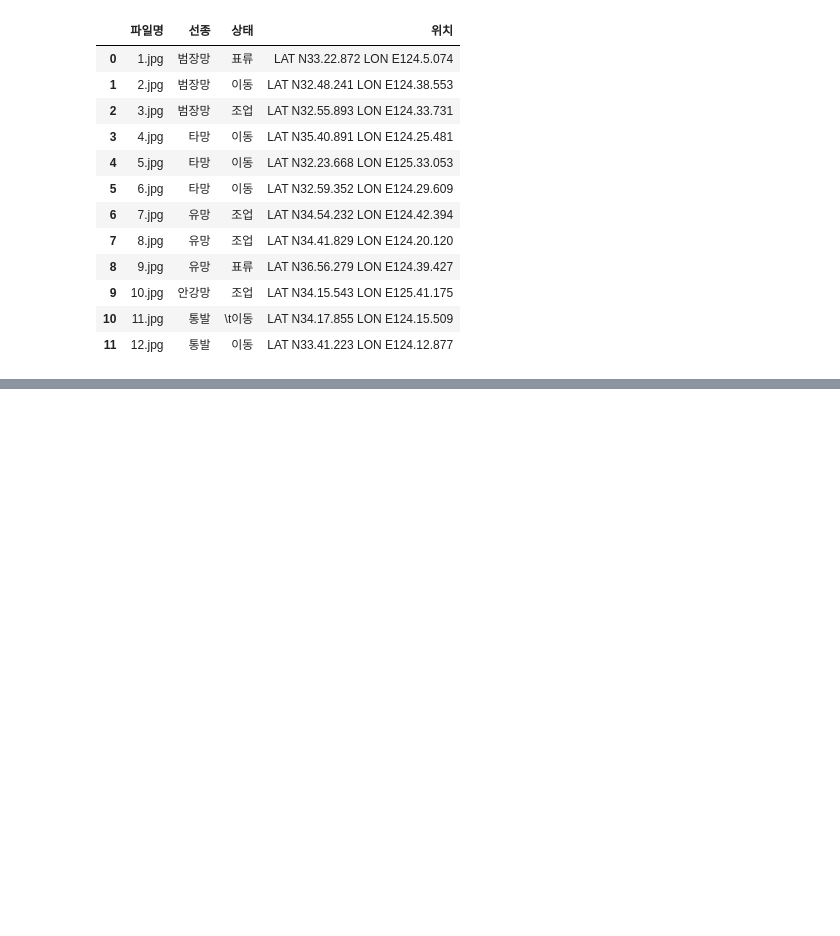
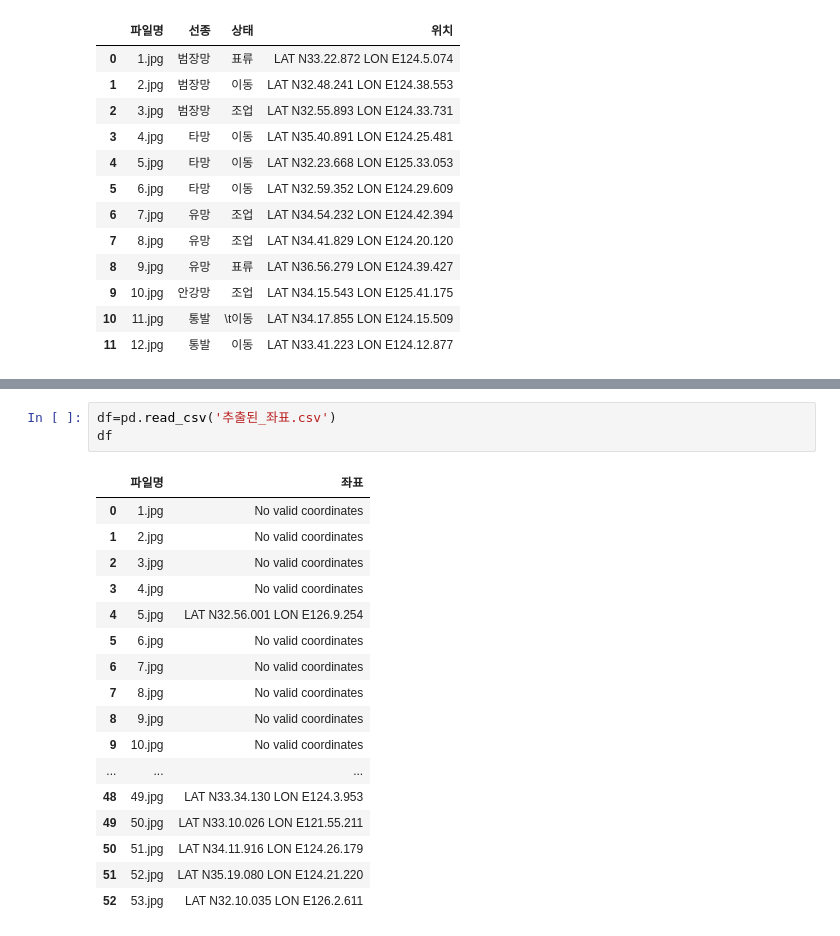
Before and after one commit to KingMinChan/FIshing_vessel, a Jupyter notebook: text_extraction.ipynb, the cells around one changed output, grey strips where cells are left out. Drawn from its saved outputs; the diff is of its cells as text; blank space fills up the shorter version.

```diff
--- a/text_extraction.ipynb
+++ b/text_extraction.ipynb
@@ -298,0 +172,21 @@ Filtered texts saved to 'filtered_texts.csv'
+# %%
+df=pd.read_csv('추출된_좌표.csv')
+df
+# %% [output]
+|  | 파일명 | 좌표 |
+| 0 | 1.jpg | No valid coordinates |
+| 1 | 2.jpg | No valid coordinates |
+| 2 | 3.jpg | No valid coordinates |
+| 3 | 4.jpg | No valid coordinates |
+| 4 | 5.jpg | LAT N32.56.001 LON E126.9.254 |
+| 5 | 6.jpg | No valid coordinates |
+| 6 | 7.jpg | No valid coordinates |
+| 7 | 8.jpg | No valid coordinates |
+| 8 | 9.jpg | No valid coordinates |
+| 9 | 10.jpg | No valid coordinates |
+| ... | ... | ... |
+| 48 | 49.jpg | LAT N33.34.130 LON E124.3.953 |
+| 49 | 50.jpg | LAT N33.10.026 LON E121.55.211 |
+| 50 | 51.jpg | LAT N34.11.916 LON E124.26.179 |
+| 51 | 52.jpg | LAT N35.19.080 LON E124.21.220 |
+| 52 | 53.jpg | LAT N32.10.035 LON E126.2.611 |
```
Also changed, not shown: parts of 6 cells of this notebook.
